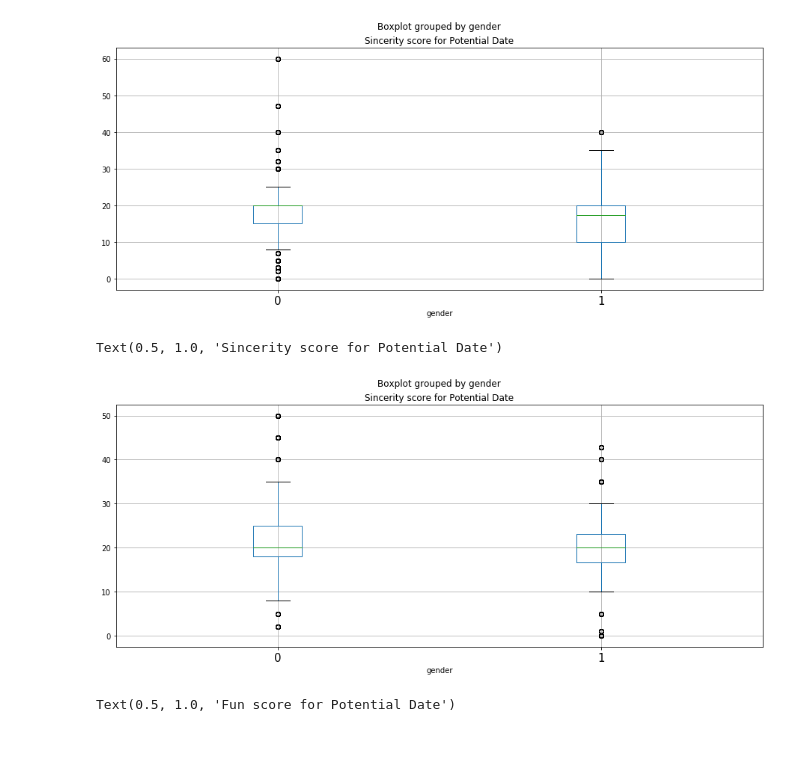
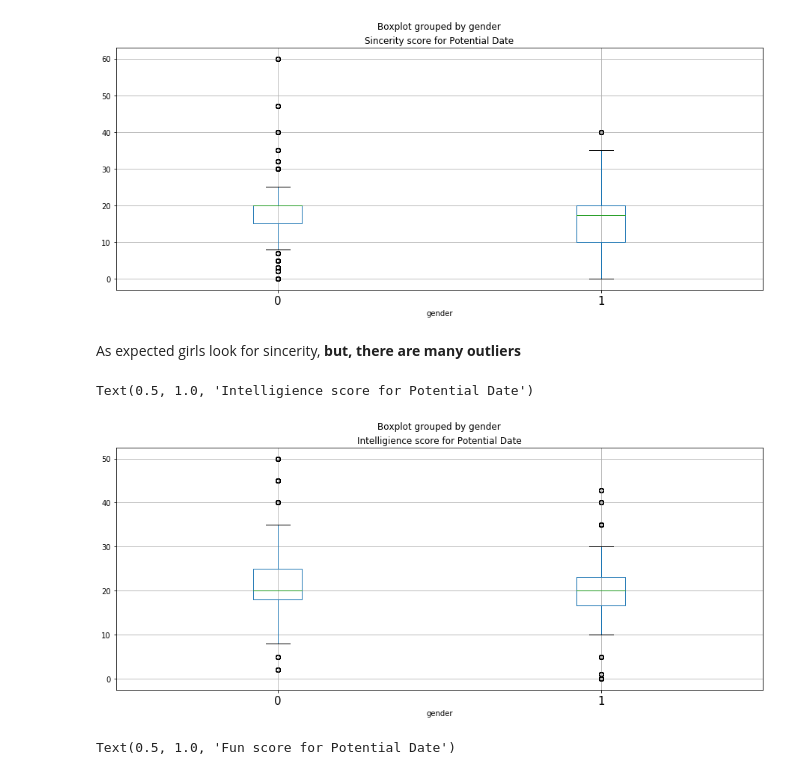
Before and after one commit to erjpsingh/dateyourmate, a Jupyter notebook: dateyourmate.ipynb, the cells around one changed output. Drawn from its saved outputs; the diff is of its cells as text; code cells hidden in the pictures; blank space fills up the shorter version.

```diff
--- a/dateyourmate.ipynb
+++ b/dateyourmate.ipynb
@@ -490,18 +502,20 @@ ax.set_title("Sincerity score for Potential Date")
 # %% [output]
 Text(0.5, 1.0, 'Sincerity score for Potential Date')
 [figure]
+# %% [markdown]
+As expected girls look for sincerity, <b> but, there are many outliers
 # %%
 fig= plt.figure(1, figsize=(15, 6))
 ax=fig.add_subplot(111)
 ax=fig.add_subplot(111)
 
 # Create the boxplot
 bp = df.boxplot(column='intel1_1',by='gender', ax=ax)
 ax.tick_params(axis='x', which='major', labelsize=15)
-ax.set_title("Sincerity score for Potential Date")
+ax.set_title("Intelligience score for Potential Date")
 # %% [output]
-Text(0.5, 1.0, 'Sincerity score for Potential Date')
+Text(0.5, 1.0, 'Intelligience score for Potential Date')
-[figure, old version]
+[figure, new version]
 # %%
 fig= plt.figure(1, figsize=(15, 6))
 ax=fig.add_subplot(111)
```
Also changed, not shown: parts of 102 cells of this notebook.
